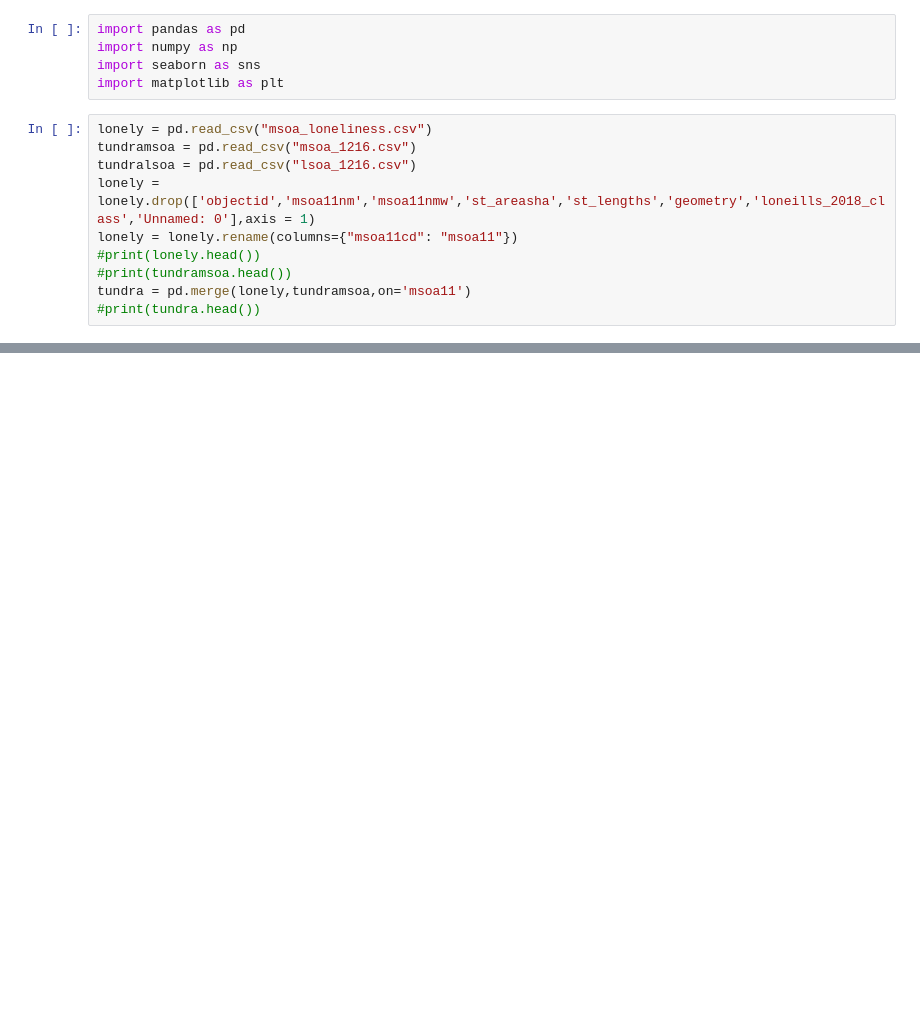
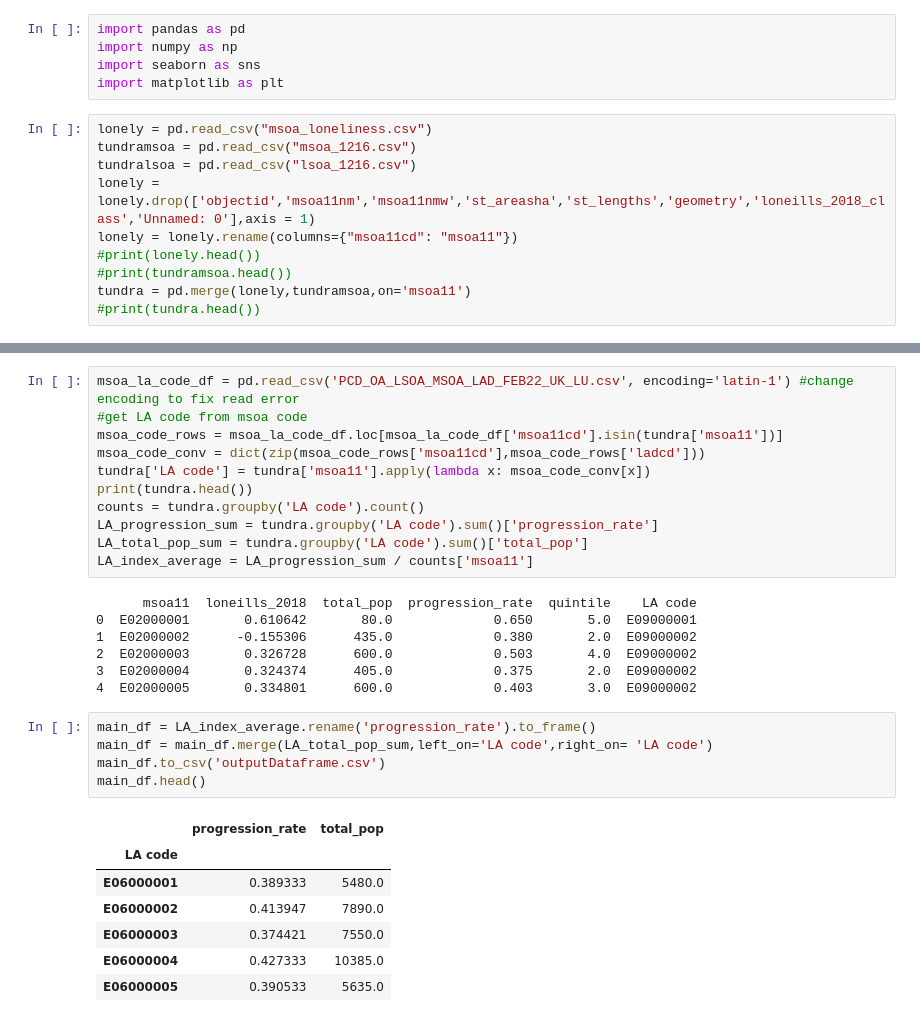
Before and after one commit to JonathanMarriott/ADS-Loneliness, a Jupyter notebook: Tundra(progression_rates)/Tundra(progression rates).ipynb, the cells around one changed output, grey strips where cells are left out. Saved outputs shown, nothing was run; the diff lists cells and outputs as text; blank space fills up the shorter version.

Commit message:
Combine progression data to LA areas & save to csv

```diff
--- a/Tundra(progression_rates)/Tundra(progression rates).ipynb
+++ b/Tundra(progression_rates)/Tundra(progression rates).ipynb
@@ -25,0 +26,31 @@ print(tundra['loneills_2018'].corr(tundra['quintile'],method='spearman'))
+# %%
+msoa_la_code_df = pd.read_csv('PCD_OA_LSOA_MSOA_LAD_FEB22_UK_LU.csv', encoding='latin-1') #change encoding to fix read error
+#get LA code from msoa code
+msoa_code_rows = msoa_la_code_df.loc[msoa_la_code_df['msoa11cd'].isin(tundra['msoa11'])]
+msoa_code_conv = dict(zip(msoa_code_rows['msoa11cd'],msoa_code_rows['ladcd']))
+tundra['LA code'] = tundra['msoa11'].apply(lambda x: msoa_code_conv[x])
+print(tundra.head())
+counts = tundra.groupby('LA code').count()
+LA_progression_sum = tundra.groupby('LA code').sum()['progression_rate']
+LA_total_pop_sum = tundra.groupby('LA code').sum()['total_pop']
+LA_index_average = LA_progression_sum / counts['msoa11']
+# %% [output]
+      msoa11  loneills_2018  total_pop  progression_rate  quintile    LA code
+0  E02000001       0.610642       80.0             0.650       5.0  E09000001
+1  E02000002      -0.155306      435.0             0.380       2.0  E09000002
+2  E02000003       0.326728      600.0             0.503       4.0  E09000002
+3  E02000004       0.324374      405.0             0.375       2.0  E09000002
+4  E02000005       0.334801      600.0             0.403       3.0  E09000002
+# %%
+main_df = LA_index_average.rename('progression_rate').to_frame()
+main_df = main_df.merge(LA_total_pop_sum,left_on='LA code',right_on= 'LA code')
+main_df.to_csv('outputDataframe.csv')
+main_df.head()
+# %% [output]
+|  | progression_rate | total_pop |
+| LA code |  |  |
+| E06000001 | 0.389333 | 5480.0 |
+| E06000002 | 0.413947 | 7890.0 |
+| E06000003 | 0.374421 | 7550.0 |
+| E06000004 | 0.427333 | 10385.0 |
+| E06000005 | 0.390533 | 5635.0 |
```
Also changed, not shown: parts of 1 cell of this notebook, 2 other files.
